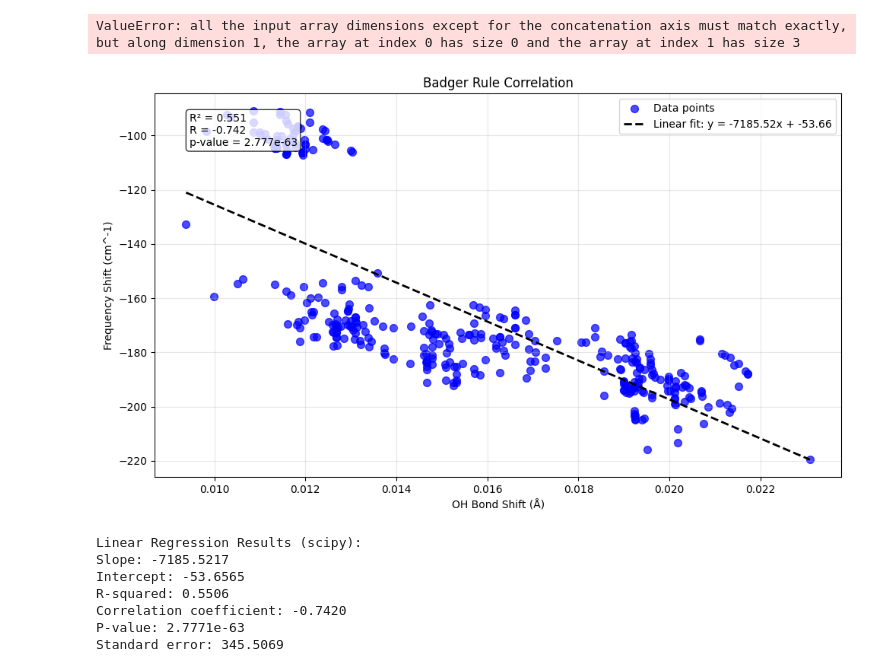
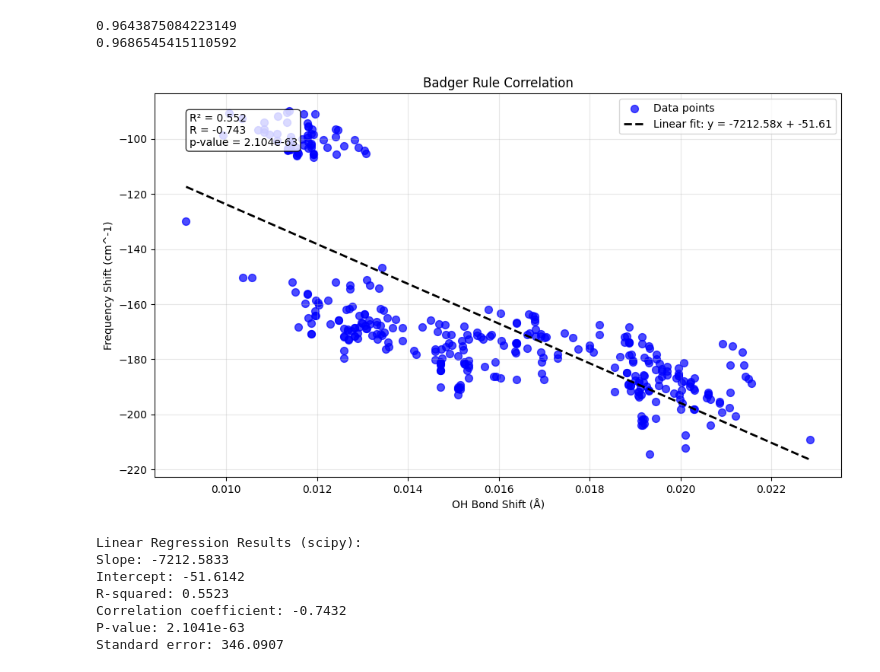
Before and after one commit to Ericwang6/pyCMM, a Jupyter notebook: notebooks/water_cluster_analysis.ipynb, the cells around one changed output. Saved outputs shown, nothing was run; the diff lists cells and outputs as text; code cells hidden in the pictures.

Commit message:
Update to water parameters with original dispersion parameters

```diff
--- a/notebooks/water_cluster_analysis.ipynb
+++ b/notebooks/water_cluster_analysis.ipynb
@@ -32,7 +32,7 @@ water_cluster_pdb = app.PDBFile(water_cluster_pdb_path)
 positions = [water_cluster_pdb.getPositions(True, frame=i)._value * 10.0 for i in range(water_cluster_pdb.getNumFrames())]
 
 topologies = [Topology.fromMultiPDB(water_cluster_pdb_path, device, frame_index=i) for i in range(water_cluster_pdb.getNumFrames())]
-systems = [ff.parametrize(topology, use_fd_morse=False, periodic=False, use_lr_dispersion=False, use_cutoff=False) for topology in topologies]
+systems = [ff.parametrize(topology, use_fd_morse=True, periodic=False, use_lr_dispersion=False, use_cutoff=False) for topology in topologies]
 
 reference_coords, reference_labels = read_xyz(water_cluster_xyz_path)
 reference_masses = [get_masses(reference_labels[i]) for i in range(len(reference_labels))]
@@ -131,8 +131,8 @@ def compute_hbond_distance_freq_correlation_for_ref_clusters(systems, optimized_
         if hbond_eigvces.dim() == 1:
             hbond_eigvces.unsqueeze_(1)
         hbond_freqs = freqs[hbond_indices]
-        if hbond_freqs.ndim == 1:
-            hbond_freqs = hbond_freqs[np.newaxis, :]
+        if hbond_freqs.ndim == 0:
+            hbond_freqs = hbond_freqs[np.newaxis]
 
         h_indices = torch.zeros(hbond_eigvces.size(-1), dtype=torch.long)
         for i in range(hbond_eigvces.size(-1)):
@@ -195,5 +175,3 @@ array([3757.15445638, 3712.0749385 , 3726.39994268, 3727.74169622,
 # %%
-opt_coords_path = water_cluster_xyz_path = os.path.join(os.path.abspath(''), 'reference_opt_cmm_without_fd_morse.xyz')
+opt_coords_path = os.path.join(os.path.abspath(''), 'reference_opt_cmm_without_fd_morse.xyz')
 all_dists, all_freqs = compute_hbond_distance_freq_correlation_for_ref_clusters(systems, opt_coords_path)
-# %% [output]
-ValueError: all the input array dimensions except for the concatenation axis must match exactly, but along dimension 1, the array at index 0 has size 0 and the array at index 1 has size 3
@@ -200,3 +181,11 @@ ValueError: all the input array dimensions except for the concatenation axis mus
+# %%
+r_oh_no_fd = np.linalg.norm(coords_opt_no_fd[14][1, :] - coords_opt_no_fd[14][0, :])
+r_oh_with_fd = np.linalg.norm(coords_opt_with_fd[14][1, :] - coords_opt_with_fd[14][0, :])
+print(r_oh_no_fd)
+print(r_oh_with_fd)
+# %% [output]
+0.9643875084223149
+0.9686545415110592
 # %%
 def plot_badger_rule_correlation(r_hbond, freqs_hbond, title="Badger Rule Correlation"):
     r_eq_cmm = 0.9589289
@@ -240,13 +229,13 @@ def plot_badger_rule_correlation(r_hbond, freqs_hbond, title="Badger Rule Correl
     print(f"P-value: {p_value:.4e}")
     print(f"Standard error: {std_err:.4f}")
 # %%
-plot_badger_rule_correlation(all_dists, all_freqs)
+plot_badger_rule_correlation(np.concatenate(all_dists), np.concatenate(all_freqs))
 # %% [output]
-[figure, old version]
+[figure, new version]
 Linear Regression Results (scipy):
-Slope: -7185.5217
-Intercept: -53.6565
-R-squared: 0.5506
-Correlation coefficient: -0.7420
-P-value: 2.7771e-63
-Standard error: 345.5069
+Slope: -7212.5833
+Intercept: -51.6142
+R-squared: 0.5523
+Correlation coefficient: -0.7432
+P-value: 2.1041e-63
+Standard error: 346.0907
```
Also changed, not shown: parts of 4 cells of this notebook, 4 other files.
